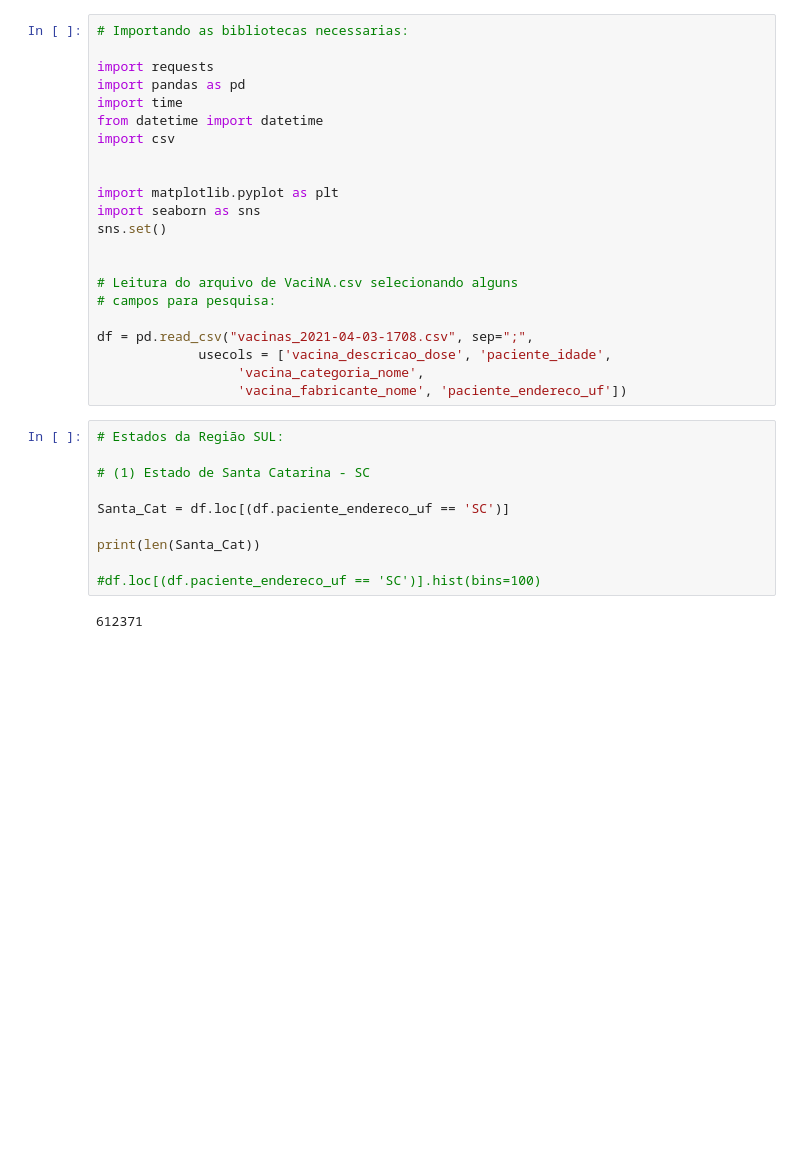
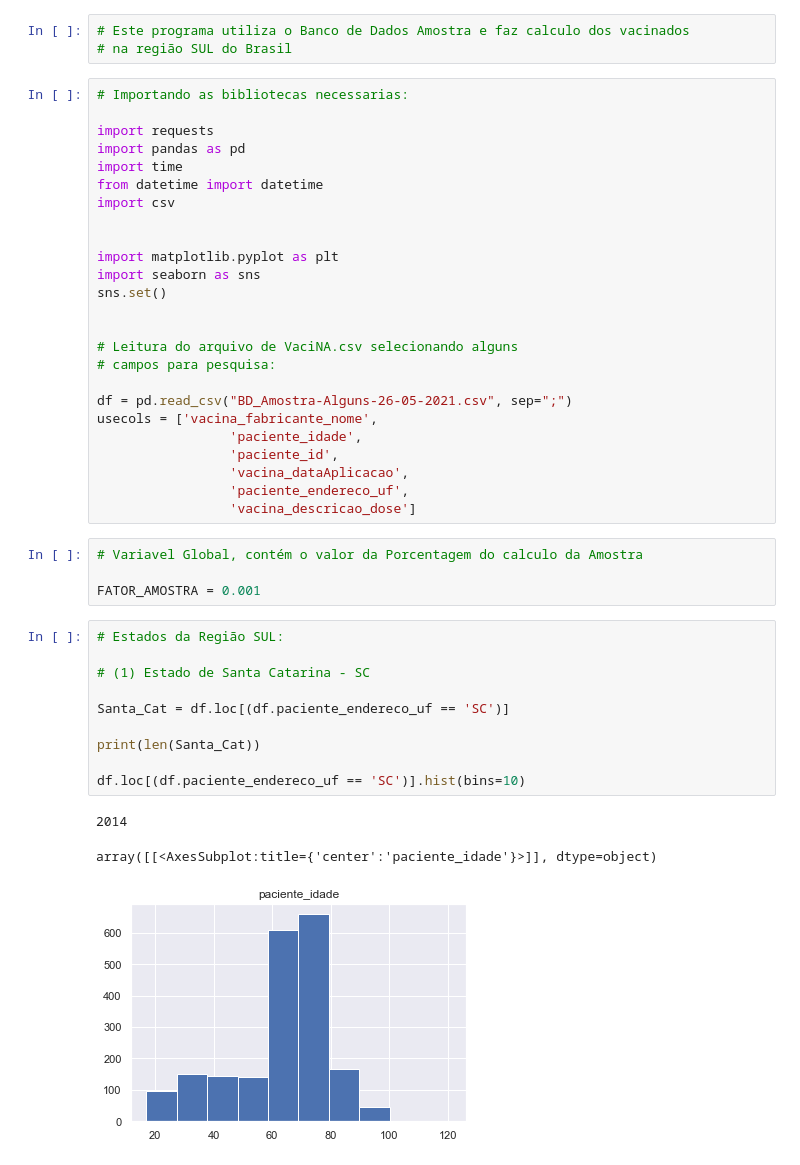
Before and after one commit to nubia-mp1211/Projeto-Final, a Jupyter notebook: VACINA-Regiao-SUL.ipynb, the cells around one changed output. Saved outputs shown, nothing was run; the diff lists cells and outputs as text; blank space fills up the shorter version.

```diff
--- a/VACINA-Regiao-SUL.ipynb
+++ b/VACINA-Regiao-SUL.ipynb
@@ -1,3 +1,6 @@
+# %%
+# Este programa utiliza o Banco de Dados Amostra e faz calculo dos vacinados
+# na região SUL do Brasil
 # %%
 # Importando as bibliotecas necessarias:
 
@@ -16,21 +19,30 @@ sns.set()
 # Leitura do arquivo de VaciNA.csv selecionando alguns
 # campos para pesquisa:
 
-df = pd.read_csv("vacinas_2021-04-03-1708.csv", sep=";",
-             usecols = ['vacina_descricao_dose', 'paciente_idade',
-                  'vacina_categoria_nome',
-                  'vacina_fabricante_nome', 'paciente_endereco_uf'])
+df = pd.read_csv("BD_Amostra-Alguns-26-05-2021.csv", sep=";")
+usecols = ['vacina_fabricante_nome',
+                 'paciente_idade',
+                 'paciente_id',
+                 'vacina_dataAplicacao',
+                 'paciente_endereco_uf',
+                 'vacina_descricao_dose']
+# %%
+# Variavel Global, contém o valor da Porcentagem do calculo da Amostra
+
+FATOR_AMOSTRA = 0.001
 # %%
 # Estados da Região SUL:
 
 # (1) Estado de Santa Catarina - SC
 
 Santa_Cat = df.loc[(df.paciente_endereco_uf == 'SC')]
 
 print(len(Santa_Cat))
 
-#df.loc[(df.paciente_endereco_uf == 'SC')].hist(bins=100)
+df.loc[(df.paciente_endereco_uf == 'SC')].hist(bins=10)
 # %% [output]
-612371
+2014
+array([[<AxesSubplot:title={'center':'paciente_idade'}>]], dtype=object)
+[figure, added]
 # %%
 # (2) Estado de PARANÁ - PR
```
Also changed, not shown: parts of 5 cells of this notebook.
